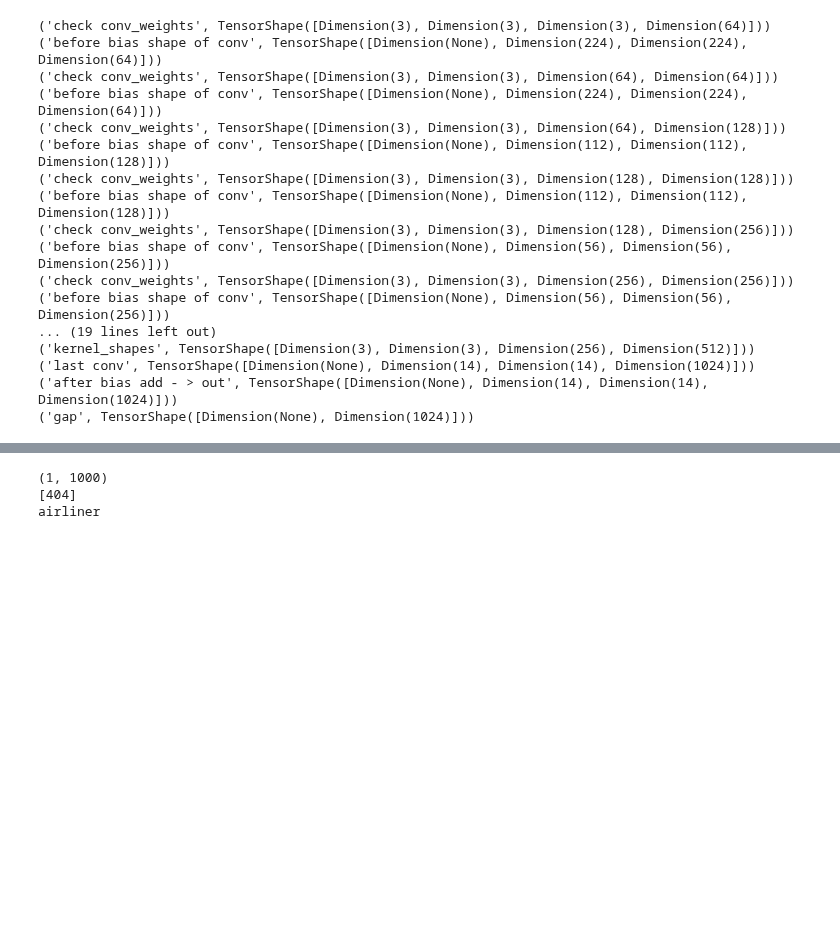
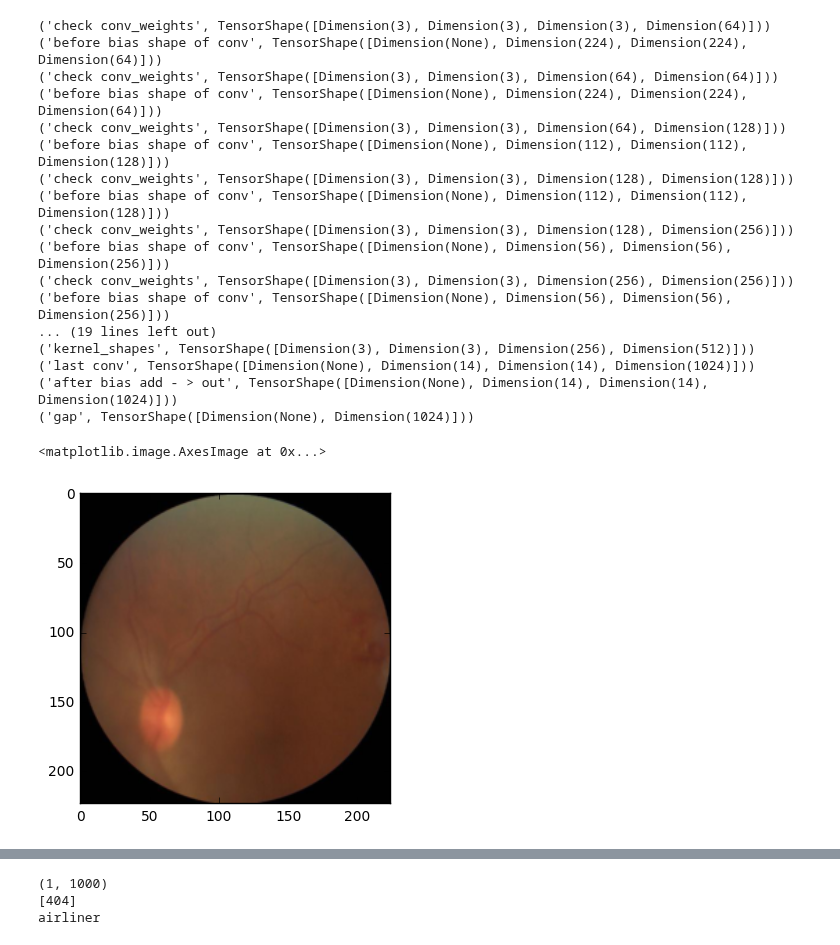
Before and after one commit to gondal1/Weakly_detector, a Jupyter notebook: src/test.ipynb, the cells around one changed output, grey strips where cells are left out. Drawn from its saved outputs; the diff is of its cells as text; code cells hidden in the pictures; blank space fills up the shorter version.

Commit message:
completing working example on imagenet and pre-built version for DR

```diff
--- a/src/test.ipynb
+++ b/src/test.ipynb
@@ -55,6 +39,23 @@ classmap = detector.get_classmap( labels_tf, conv6 )
 ('last conv', TensorShape([Dimension(None), Dimension(14), Dimension(14), Dimension(1024)]))
 ('after bias add - > out', TensorShape([Dimension(None), Dimension(14), Dimension(14), Dimension(1024)]))
 ('gap', TensorShape([Dimension(None), Dimension(1024)]))
+# %%
+import matplotlib.pyplot as plt
+from scipy.misc import imread, imresize
+
+%matplotlib inline
+
+img1 = imread('a.JPG', mode='RGB')
+img1 = imresize(img1, (224, 224))
+plt.imshow (img1)
+#plt.imshow( img1, cmap=plt.cm.jet, alpha=0.5, interpolation='nearest' )
+#prob = sess.run(vgg.probs, feed_dict={vgg.imgs: [img1]})[0]
+#preds = (np.argsort(prob)[::-1])[0:5]
+#for p in preds:
+#    print class_names[p], prob[p]
+# %% [output]
+<matplotlib.image.AxesImage at 0x...>
+[figure, added]
 # %%
 #im_content = tf.read_file('laska.png')
 #image = tf.image.decode_jpeg(im_content, channels=3)
```
Also changed, not shown: parts of 3 cells of this notebook, 8 other files.
